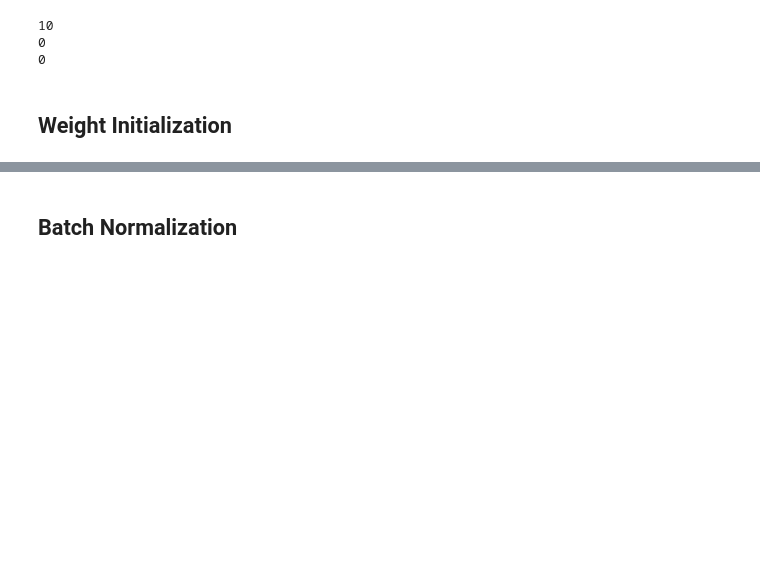
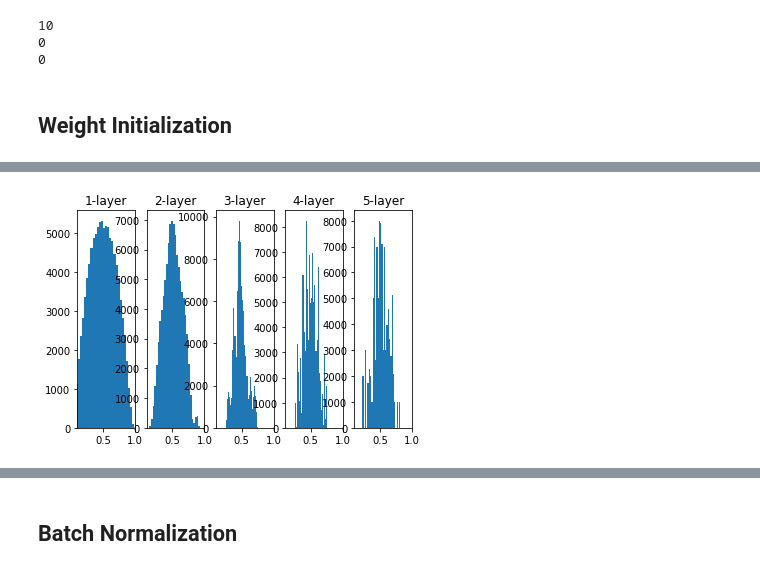
Before and after one commit to bernard-choi/CS231n, a Jupyter notebook: Chapter6_Training_NN_1/Training_NN_1.ipynb, the cells around one changed output, grey strips where cells are left out. Drawn from its saved outputs; the diff is of its cells as text; code cells hidden in the pictures; blank space fills up the shorter version.

```diff
--- a/Chapter6_Training_NN_1/Training_NN_1.ipynb
+++ b/Chapter6_Training_NN_1/Training_NN_1.ipynb
@@ -160,0 +214,31 @@ print(relu_layer3.backward(1)) #  0 0보다 작은 구간에서 graident가 죽
+# %%
+## 활성화값들이 중앙에 몰려있다. 활성화값들이 치우치면 표현력을 제한한다는 관점에서 문제가 된다
+#### 각층의 활성화 값이 0과 1에 치우쳐 분포되어있다.  가중치의 표준편차를 0.01로 바꿔본다
+activations = {}
+x = input_data
+for i in range(hidden_layer_size):
+    if i != 0:
+        x = activations[i-1]
+
+    #variation  of initializers
+    w = np.random.randn(node_num, node_num) * np.sqrt(1/node_num) # 1/sqrt(n)
+    a = np.dot(x,w)
+
+    #variation of activation functions
+    z = Sigmoid(a)
+
+    activations[i] = z
+
+for i, a in activations.items():
+    plt.subplot(1, len(activations), i+1)
+    plt.title(str(i+1) + '-layer')
+    plt.hist(a.flatten(), 30)
+    plt.xlim(0.1,1)
+plt.show()
+
+## 앞층의 노드가 많을수록 대상노드의 초깃값으로 설정하는 가중치가 좁게 퍼진다.
+# sigmoid와 tanh함수는 좌우대칭이라 중앙부근이 선형인 함수로 볼 수 있다. 그래서 Xavier초깃값이 적당하다.
+# 반면 ReLU를 이용할 때는 ReLU에 측화된초깃값을 이용하라고 권장된다 - He초깃값
+# ReLU는 음의 영역이 0이라서 더 넓게 분포시키기 위해 2배의 계수가 필요하다.(직감적으로)
+# %% [output]
+[figure, added]
```
Also changed, not shown: parts of 10 cells of this notebook.
